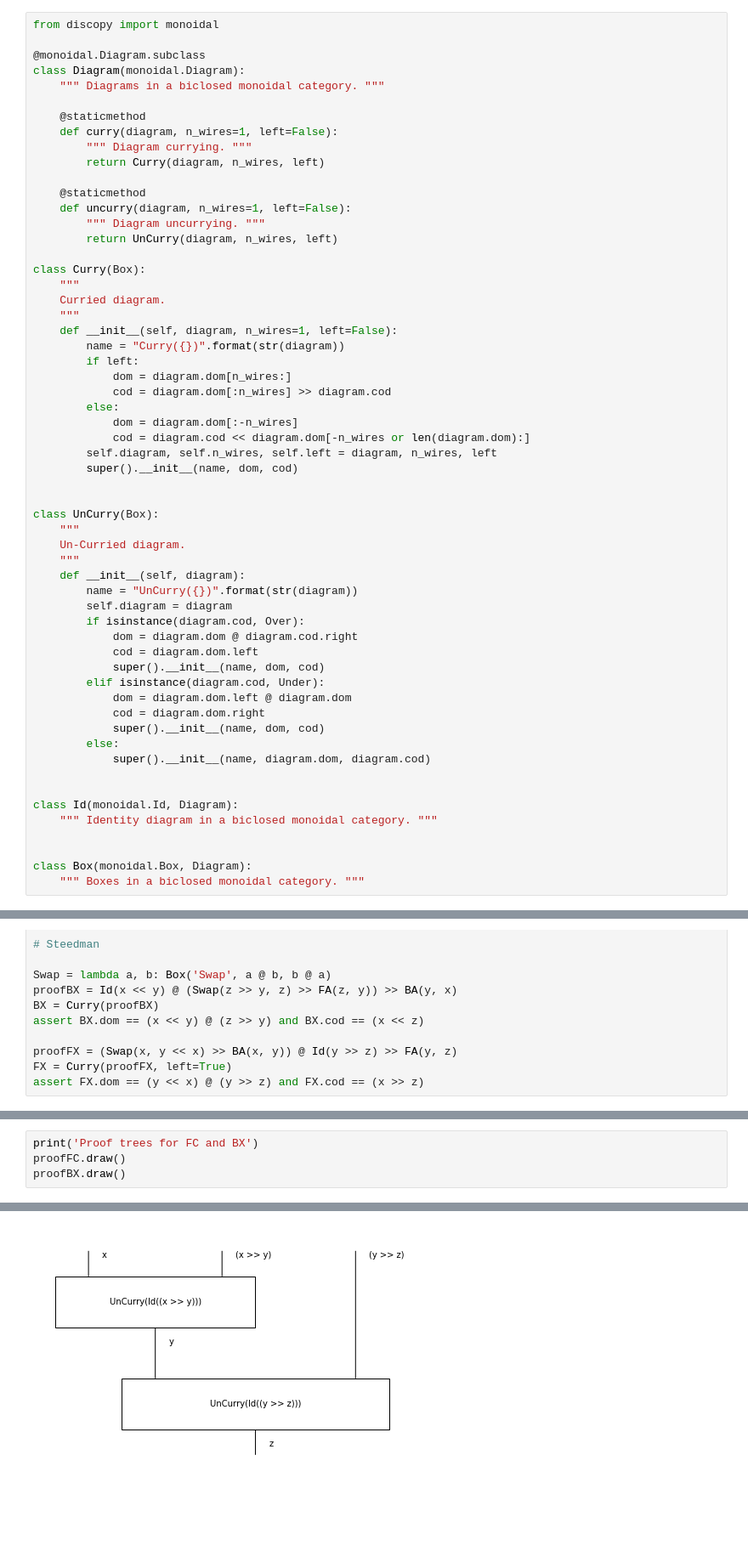
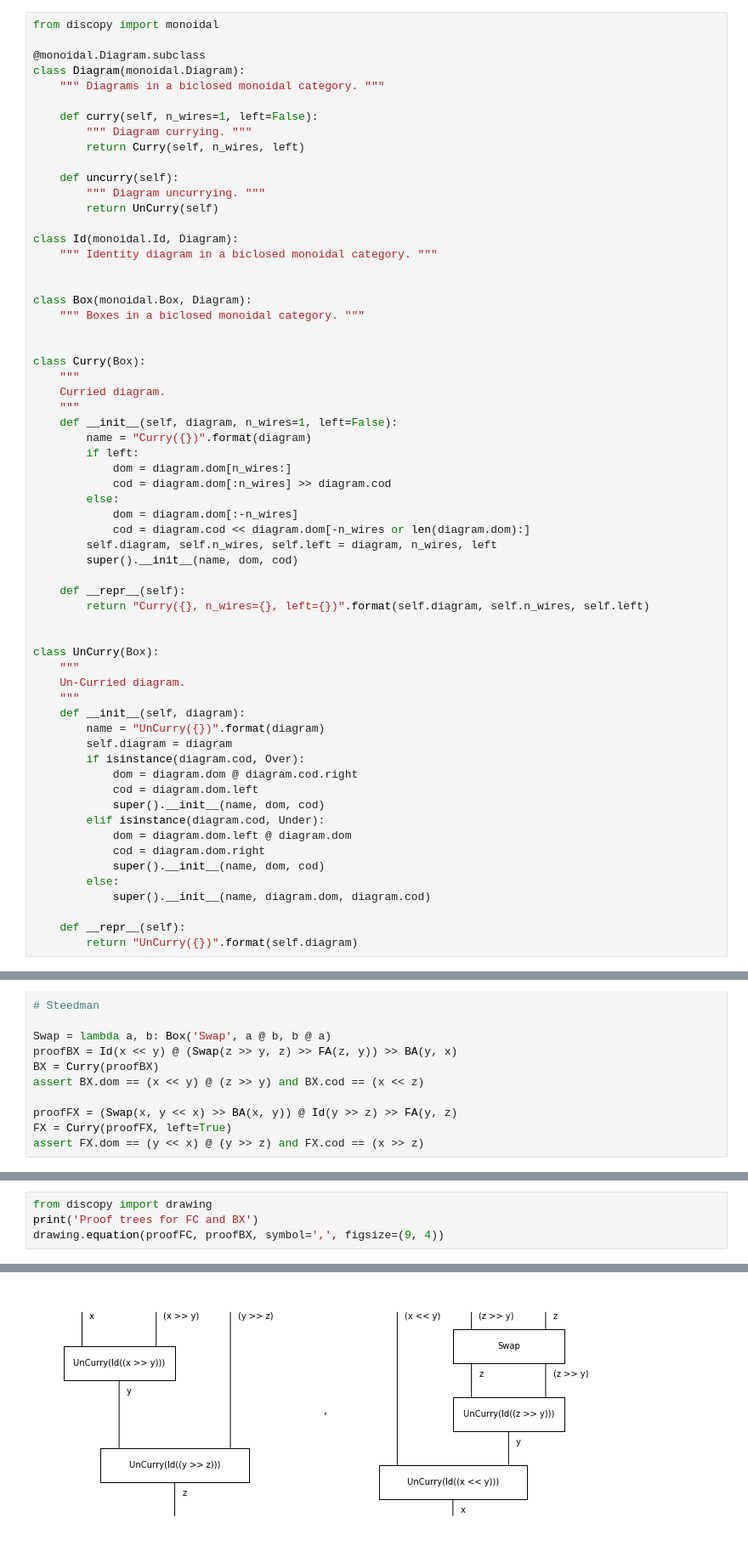
Before and after one commit to cnm13ryan/discopy, a Jupyter notebook: docs/notebooks/categories-for-nlp/biclosed.ipynb, the cells around one changed output, grey strips where cells are left out. Shown at 85% size. Cells and saved outputs as stored; diff of their text form; blank space fills up the shorter version.

Commit message:
notebooks: biclosed and concrete categories

```diff
--- a/docs/notebooks/categories-for-nlp/biclosed.ipynb
+++ b/docs/notebooks/categories-for-nlp/biclosed.ipynb
@@ -103,22 +103,28 @@ from discopy import monoidal
 class Diagram(monoidal.Diagram):
     """ Diagrams in a biclosed monoidal category. """
 
-    @staticmethod
-    def curry(diagram, n_wires=1, left=False):
+    def curry(self, n_wires=1, left=False):
         """ Diagram currying. """
-        return Curry(diagram, n_wires, left)
+        return Curry(self, n_wires, left)
 
-    @staticmethod
-    def uncurry(diagram, n_wires=1, left=False):
+    def uncurry(self):
         """ Diagram uncurrying. """
-        return UnCurry(diagram, n_wires, left)
+        return UnCurry(self)
+
+class Id(monoidal.Id, Diagram):
+    """ Identity diagram in a biclosed monoidal category. """
+
+
+class Box(monoidal.Box, Diagram):
+    """ Boxes in a biclosed monoidal category. """
+
 
 class Curry(Box):
     """
     Curried diagram.
     """
     def __init__(self, diagram, n_wires=1, left=False):
-        name = "Curry({})".format(str(diagram))
+        name = "Curry({})".format(diagram)
         if left:
             dom = diagram.dom[n_wires:]
             cod = diagram.dom[:n_wires] >> diagram.cod
@@ -128,13 +134,16 @@ class Curry(Box):
         self.diagram, self.n_wires, self.left = diagram, n_wires, left
         super().__init__(name, dom, cod)
 
+    def __repr__(self):
+        return "Curry({}, n_wires={}, left={})".format(self.diagram, self.n_wires, self.left)
+
 
 class UnCurry(Box):
     """
     Un-Curried diagram.
     """
     def __init__(self, diagram):
-        name = "UnCurry({})".format(str(diagram))
+        name = "UnCurry({})".format(diagram)
         self.diagram = diagram
         if isinstance(diagram.cod, Over):
             dom = diagram.dom @ diagram.cod.right
@@ -147,13 +156,8 @@ class UnCurry(Box):
         else:
             super().__init__(name, diagram.dom, diagram.cod)
 
-
-class Id(monoidal.Id, Diagram):
-    """ Identity diagram in a biclosed monoidal category. """
-
-
-class Box(monoidal.Box, Diagram):
-    """ Boxes in a biclosed monoidal category. """
+    def __repr__(self):
+        return "UnCurry({})".format(self.diagram)
 # %%
 x, y, z = Ty('x'), Ty('y'), Ty('z')
 
@@ -200,7 +208,7 @@ assert FX.dom == (y << x) @ (y >> z) and FX.cod == (x >> z)
 # %%
+from discopy import drawing
 print('Proof trees for FC and BX')
-proofFC.draw()
-proofBX.draw()
+drawing.equation(proofFC, proofBX, symbol=',', figsize=(9, 4))
 # %% [output]
 Proof trees for FC and BX
-[figure, old version]
+[figure, new version]
```
Also changed, not shown: parts of 17 cells of this notebook, 1 other file.
